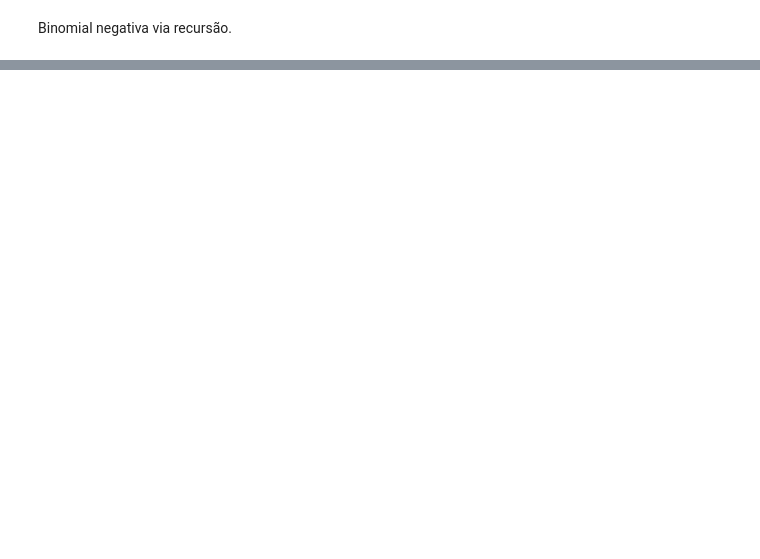
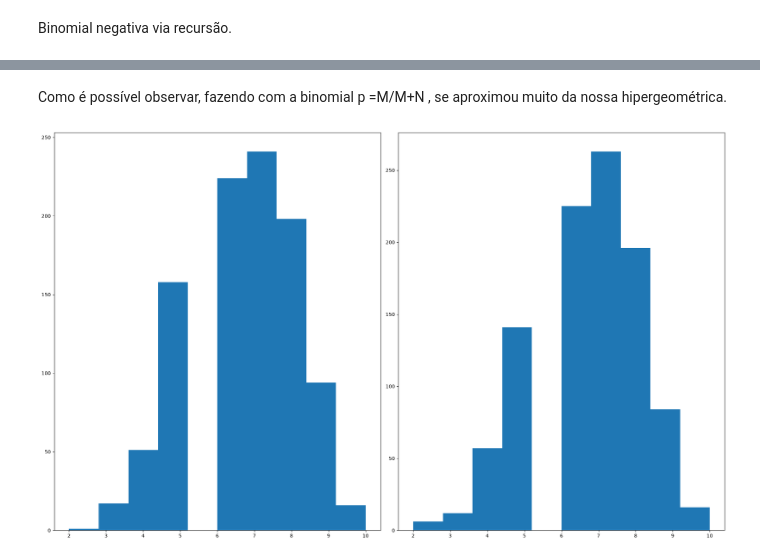
Before and after one commit to pedro-daniel-chico/programacao_estatistica, a Jupyter notebook: labs/LAB5.ipynb, the cells around one changed output, grey strips where cells are left out. Drawn from its saved outputs; the diff is of its cells as text; code cells hidden in the pictures; blank space fills up the shorter version.

```diff
--- a/labs/LAB5.ipynb
+++ b/labs/LAB5.ipynb
@@ -81,0 +104,14 @@ plt.hist(np.random.hypergeometric(k,N-k,n,size=1000))
+# %% [markdown]
+Como é possível observar, fazendo com a binomial p =M/M+N , se aproximou muito da nossa hipergeométrica.
+# %%
+fig, ax = plt.subplots(1,2, figsize=(20,12))
+N = 50_000
+M = 100_000
+n = 10
+K = 1000
+hiper = hipergeometrica(M,N,n,K)
+ax[0].hist((hiper))
+ax[1].hist(np.random.binomial(n, M/(M+N), size = K))
+plt.tight_layout()
+# %% [output]
+[figure, added]
```
Also changed, not shown: parts of 9 cells of this notebook, 5 other files.
